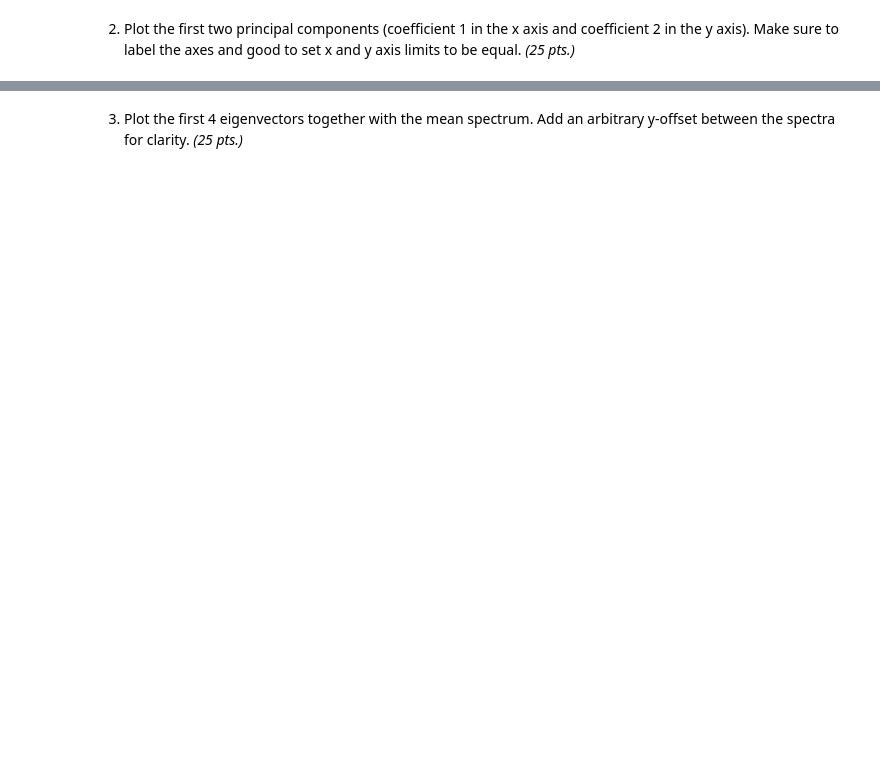
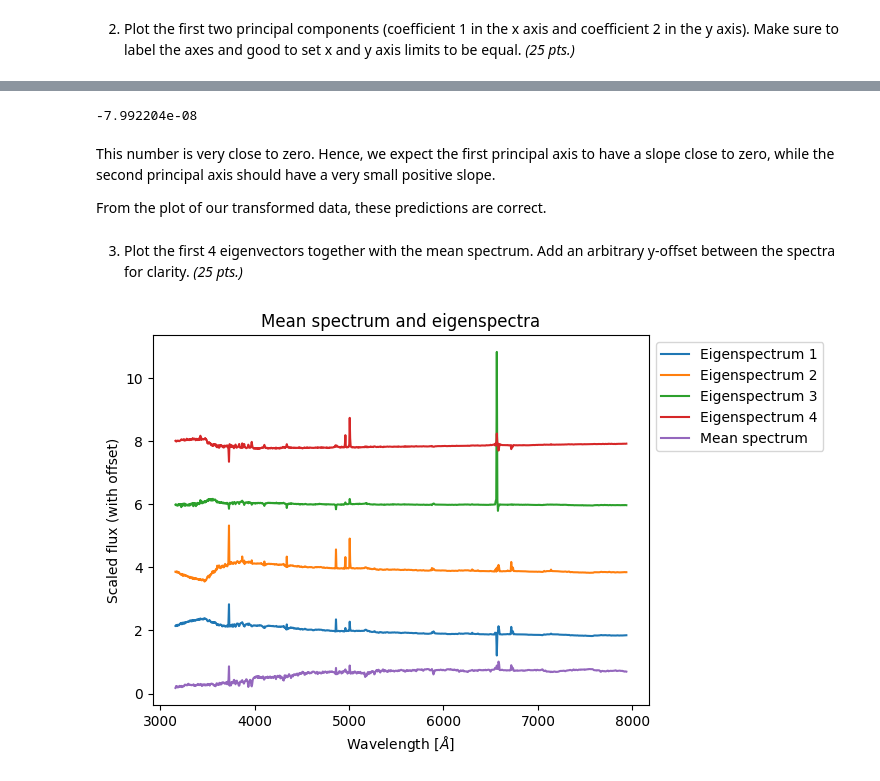
Before and after one commit to N8ndanac/AppPhy157, a Jupyter notebook: Lab Assignments/lab_assignmnent_A3.ipynb, the cells around one changed output, grey strips where cells are left out. Cells and saved outputs as stored; diff of their text form; code cells hidden in the pictures; blank space fills up the shorter version.

```diff
--- a/Lab Assignments/lab_assignmnent_A3.ipynb
+++ b/Lab Assignments/lab_assignmnent_A3.ipynb
@@ -118,10 +212,24 @@ plt.ylim(-0.7, 1.1)
 # %%
-plt.scatter(pca.components_[0], pca.components_[1], s=2)
-
 print(pca.components_[0]@pca.components_[1]/np.sqrt(pca.components_[0]@pca.components_[0])/np.sqrt(pca.components_[1]@pca.components_[1]))
+# %% [output]
+-7.992204e-08
+# %% [markdown]
+This number is very close to zero. Hence, we expect the first principal axis to have a slope close to zero, while the second principal axis should have a very small positive slope.
+
+From the plot of our transformed data, these predictions are correct.
 # %% [markdown]
 3. Plot the first 4 eigenvectors together with the mean spectrum. Add an arbitrary y-offset between the spectra for clarity. *(25 pts.)*
 # %%
+#Plotting
 for i in range(4):
-  plt.plot(wl, pca.components_[i] + i*2 + 2)
-plt.plot(wl, mean)
+  plt.plot(wl, 5*pca.components_[i] + i*2 + 2, label="Eigenspectrum " + str(i + 1))
+plt.plot(wl, 20*mean, label="Mean spectrum")
+#Formatting
+plt.xlabel("Wavelength [$\AA$]")
+plt.ylabel("Scaled flux (with offset)")
+plt.legend(bbox_to_anchor=(1,1))
+plt.title("Mean spectrum and eigenspectra")
+#Displaying
+plt.show()
+# %% [output]
+[figure, added]
```
Also changed, not shown: parts of 22 cells of this notebook.
